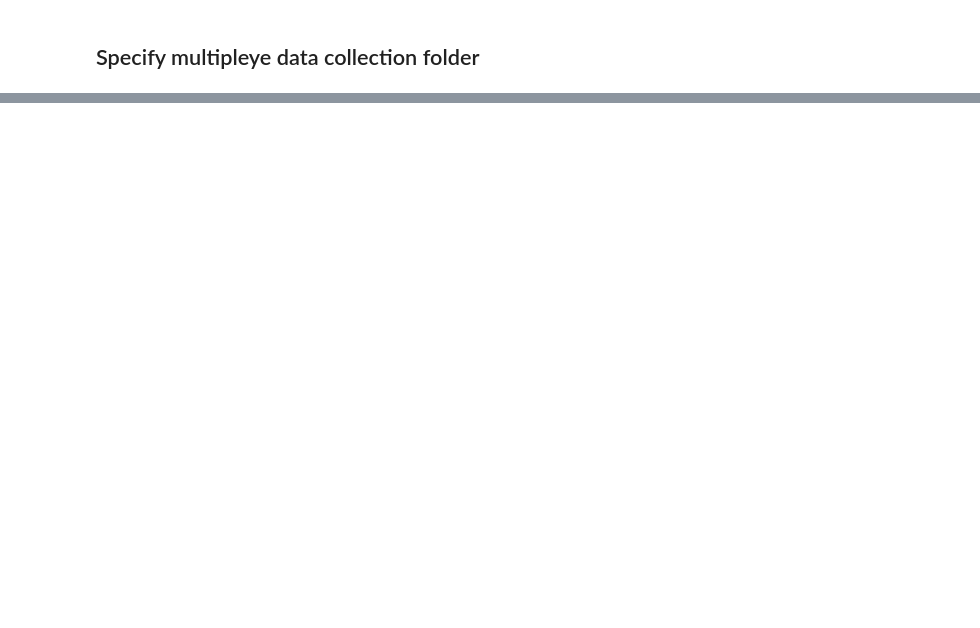
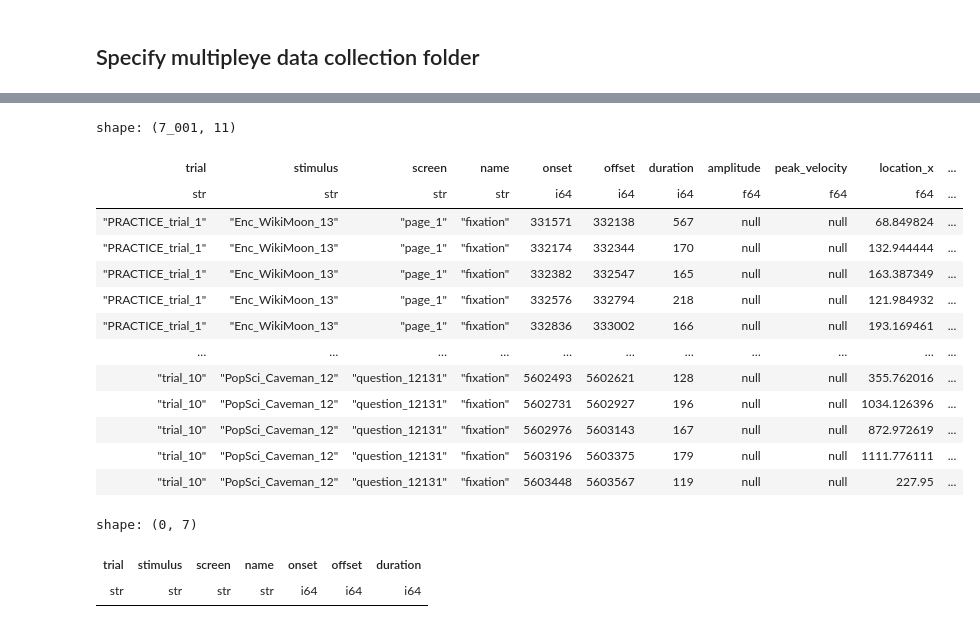
Before and after one commit to MultiplEYE-COST/multipleye-preprocessing, a Jupyter notebook: quality-report/multipleye_pEYEpline.ipynb, the cells around one changed output, grey strips where cells are left out. Saved outputs shown, nothing was run; the diff lists cells and outputs as text; code cells hidden in the pictures; blank space fills up the shorter version.

```diff
--- a/quality-report/multipleye_pEYEpline.ipynb
+++ b/quality-report/multipleye_pEYEpline.ipynb
@@ -26,0 +138,18 @@ gaze_016 = multipleye.get_gaze_frame("002_EN_US_1_ET1")
+# %%
+import polars as pl
+gaze.events.frame.filter(pl.col("name") == "fixation")
+# %% [output]
+shape: (7_001, 11)
+| trial | stimulus | screen | name | onset | offset | duration | amplitude | peak_velocity | location_x | ... |
+| str | str | str | str | i64 | i64 | i64 | f64 | f64 | f64 | ... |
+| "PRACTICE_trial_1" | "Enc_WikiMoon_13" | "page_1" | "fixation" | 331571 | 332138 | 567 | null | null | 68.849824 | ... |
+| "PRACTICE_trial_1" | "Enc_WikiMoon_13" | "page_1" | "fixation" | 332174 | 332344 | 170 | null | null | 132.944444 | ... |
+| "PRACTICE_trial_1" | "Enc_WikiMoon_13" | "page_1" | "fixation" | 332382 | 332547 | 165 | null | null | 163.387349 | ... |
+| "PRACTICE_trial_1" | "Enc_WikiMoon_13" | "page_1" | "fixation" | 332576 | 332794 | 218 | null | null | 121.984932 | ... |
+| "PRACTICE_trial_1" | "Enc_WikiMoon_13" | "page_1" | "fixation" | 332836 | 333002 | 166 | null | null | 193.169461 | ... |
+| … | … | … | … | … | … | … | … | … | … | ... |
+| "trial_10" | "PopSci_Caveman_12" | "question_12131" | "fixation" | 5602493 | 5602621 | 128 | null | null | 355.762016 | ... |
+| "trial_10" | "PopSci_Caveman_12" | "question_12131" | "fixation" | 5602731 | 5602927 | 196 | null | null | 1034.126396 | ... |
+| "trial_10" | "PopSci_Caveman_12" | "question_12131" | "fixation" | 5602976 | 5603143 | 167 | null | null | 872.972619 | ... |
+| "trial_10" | "PopSci_Caveman_12" | "question_12131" | "fixation" | 5603196 | 5603375 | 179 | null | null | 1111.776111 | ... |
+| "trial_10" | "PopSci_Caveman_12" | "question_12131" | "fixation" | 5603448 | 5603567 | 119 | null | null | 227.95 | ... |
@@ -27,2 +158,6 @@ gaze_016 = multipleye.get_gaze_frame("002_EN_US_1_ET1")
 # %%
-multipleye.create_gaze_frame("003_EN_US_1_ET1")
+gaze.split(gaze.trial_columns)[0].events.frame
+# %% [output]
+shape: (0, 7)
+| trial | stimulus | screen | name | onset | offset | duration |
+| str | str | str | str | i64 | i64 | i64 |
```
Also changed, not shown: parts of 23 cells of this notebook, 10 other files.
